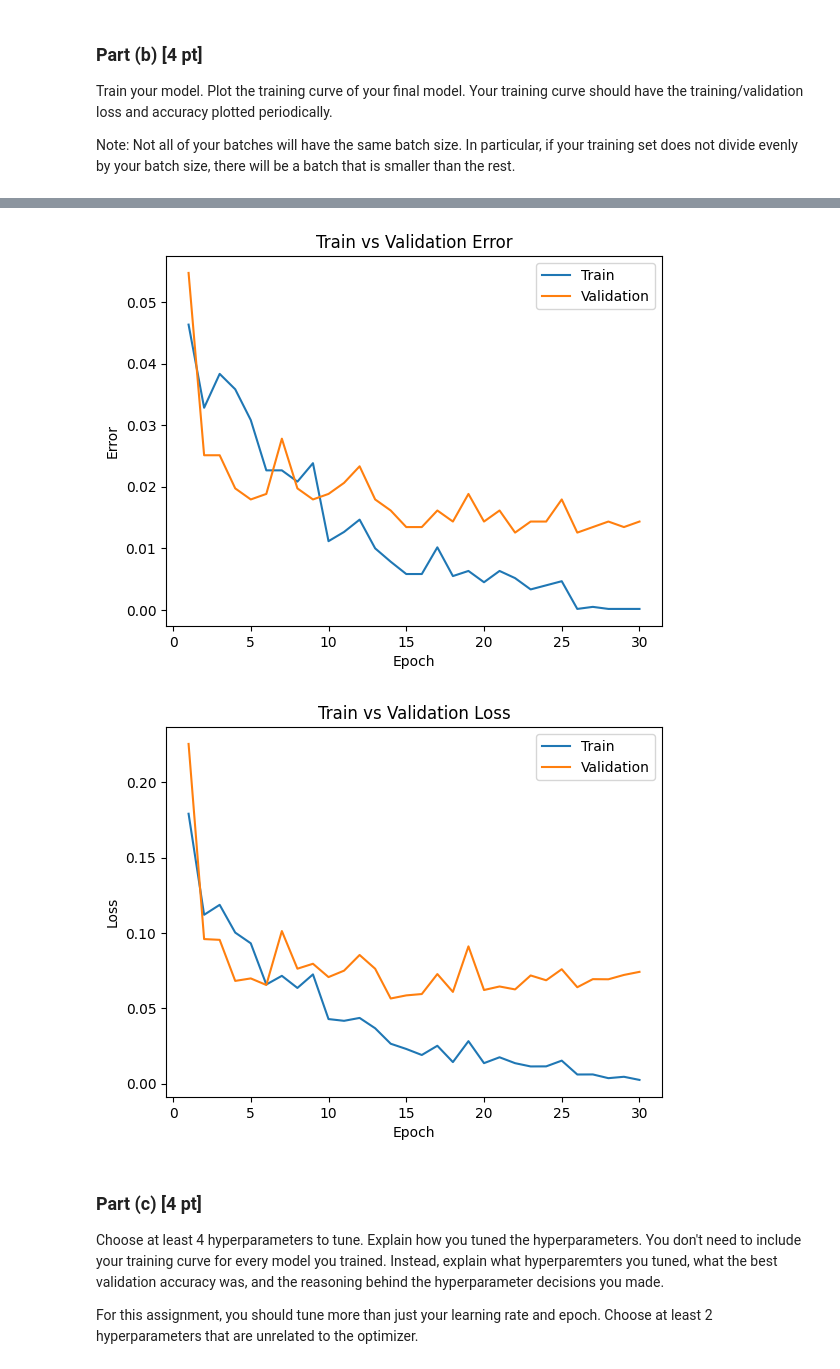
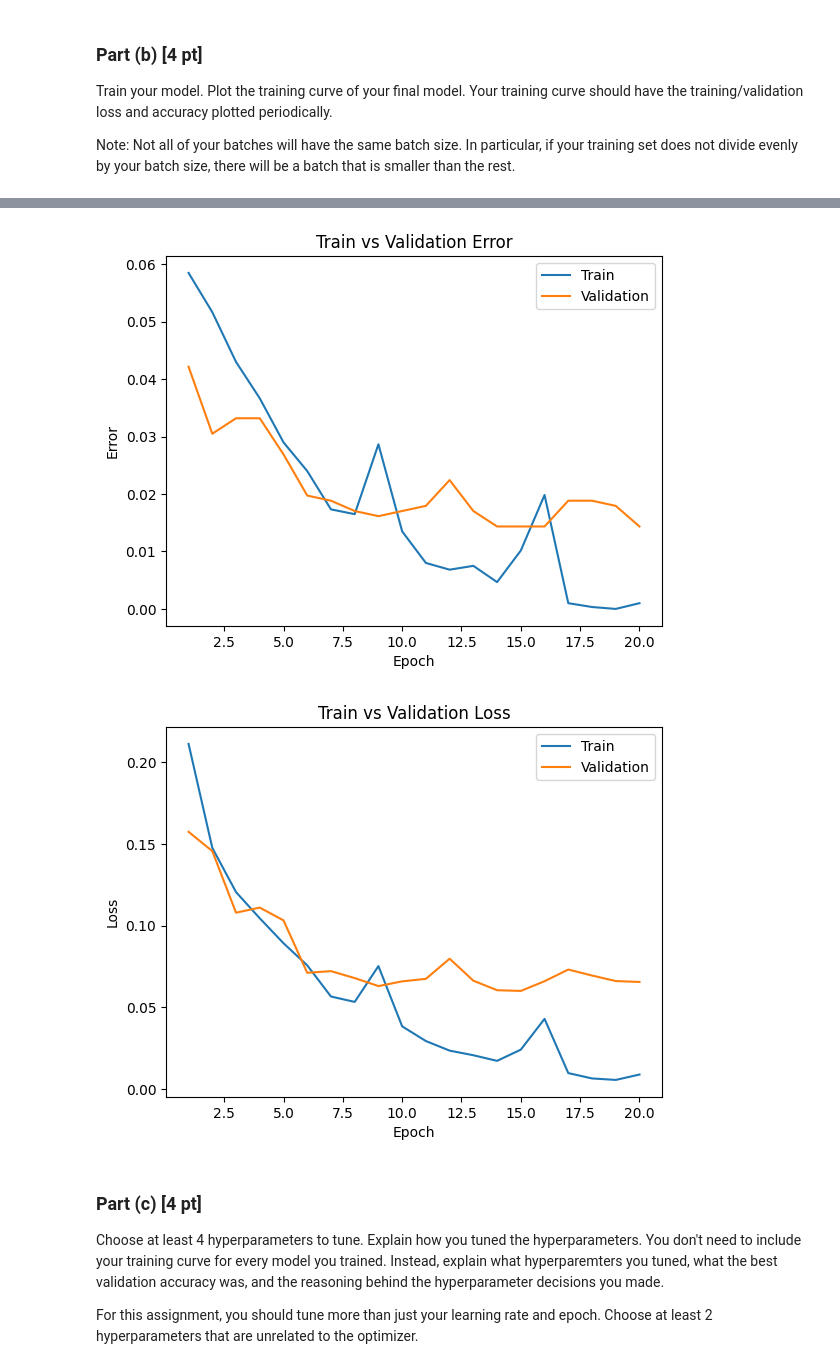
Before and after one commit to sissi820li/Deep-Learning-Project, a Jupyter notebook: Lab 5/Lab 5 Spam Detection.ipynb, the cells around one changed output, grey strips where cells are left out. Cells and saved outputs as stored; diff of their text form; code cells hidden in the pictures.

```diff
--- a/Lab 5/Lab 5 Spam Detection.ipynb
+++ b/Lab 5/Lab 5 Spam Detection.ipynb
@@ -341,8 +341,6 @@ def evaluate(model, data_loader, criterion):
     total_err = 0.0
     total_epoch = 0
 
-    # FIX 3: Set model to evaluation mode and turn off gradients
-    model.eval()
     with torch.no_grad():
 
         for sequences, labels in data_loader:
@@ -379,24 +377,20 @@ def get_model_name(name, batch_size, learning_rate, epoch):
                                                   epoch)
     return path
 
-def train(model, train_loader, valid_loader, num_epochs=5, learning_rate=1e-4):
+def train(model, train_loader, valid_loader, num_epochs=30, learning_rate=0.001):
     criterion = nn.CrossEntropyLoss()
     optimizer = torch.optim.Adam(model.parameters(), lr=learning_rate)
 
     train_err, train_loss, val_err, val_loss = [], [], [], []
 
     for epoch in range(num_epochs):
-        # 1. Train the model
-        model.train() # Set the model to training mode
         for sequences, labels in train_loader:
             optimizer.zero_grad()
             pred = model(sequences)
-            # Ensure labels are LongTensors for CrossEntropyLoss
-            loss = criterion(pred, labels.long())
+            loss = criterion(pred, labels.long())  # Ensure labels are LongTensors for Cross Entropy Loss
             loss.backward()
             optimizer.step()
 
-        # 2. Evaluate the model using the function from Part 3 (a)
         t_err, t_loss = evaluate(model, train_loader, criterion)
         v_err, v_loss = evaluate(model, valid_loader, criterion)
 
@@ -405,23 +399,19 @@ def train(model, train_loader, valid_loader, num_epochs=5, learning_rate=1e-4):
         val_err.append(v_err)
         val_loss.append(v_loss)
 
-        print(("Epoch {}: Train err: {}, Train loss: {} |"+
-               "Validation err: {}, Validation loss: {}").format(
-                   epoch + 1,
-                   t_loss,
-                   v_loss,
-                   t_err,
-                   v_err))
-
-        # 3. Save the model state at the end of each epoch
-        # Default to "rnn" if the model doesn't explicitly have a name attribute
+        print(("Epoch {}: Train err: {}, Train loss: {} | "+
+                    "Validation err: {}, Validation loss: {}").format(
+                        epoch + 1,
+                        t_err,   # 1st: Train Error
+                        t_loss,  # 2nd: Train Loss
+                        v_err,   # 3rd: Validation Error
+                        v_loss   # 4th: Validation Loss
+                    ))
         model_name = getattr(model, 'name', 'rnn')
         batch_size = train_loader.batch_size
         model_path = get_model_name(model_name, batch_size, learning_rate, epoch)
         torch.save(model.state_dict(), model_path)
 
-    # 4. Save the performance arrays to CSV files for plot_training_curve
-    # This uses the final epoch's model_path name to write the files
     np.savetxt("{}_train_err.csv".format(model_path), train_err)
     np.savetxt("{}_train_loss.csv".format(model_path), train_loss)
     np.savetxt("{}_val_err.csv".format(model_path), val_err)
@@ -451,7 +441,7 @@ def plot_training_curve(path):
 # %%
 vocab_size = len(stoi) # Number of unique characters including padding
 model = RNN(vocab_size=vocab_size, hidden_size=50)
-train(model, train_loader, val_loader, learning_rate=0.001, num_epochs = 30)
-model_path = get_model_name("rnn", 32, 0.001, 29)
+train(model, train_loader, val_loader, learning_rate=0.001, num_epochs = 20)
+model_path = get_model_name("rnn", 32, 0.001, 19)
 plot_training_curve(model_path)
 # %% [output]
@@ -475,5 +468,5 @@ Epoch 30: Train err: 0.002446546783872652, Train loss: 0.07421569233577299 |Vali
-[figure, old version]
+[figure, new version]
-[figure, old version]
+[figure, new version]
 # %% [markdown]
 ### Part (c) [4 pt]
 
```
Also changed, not shown: parts of 15 cells of this notebook.
